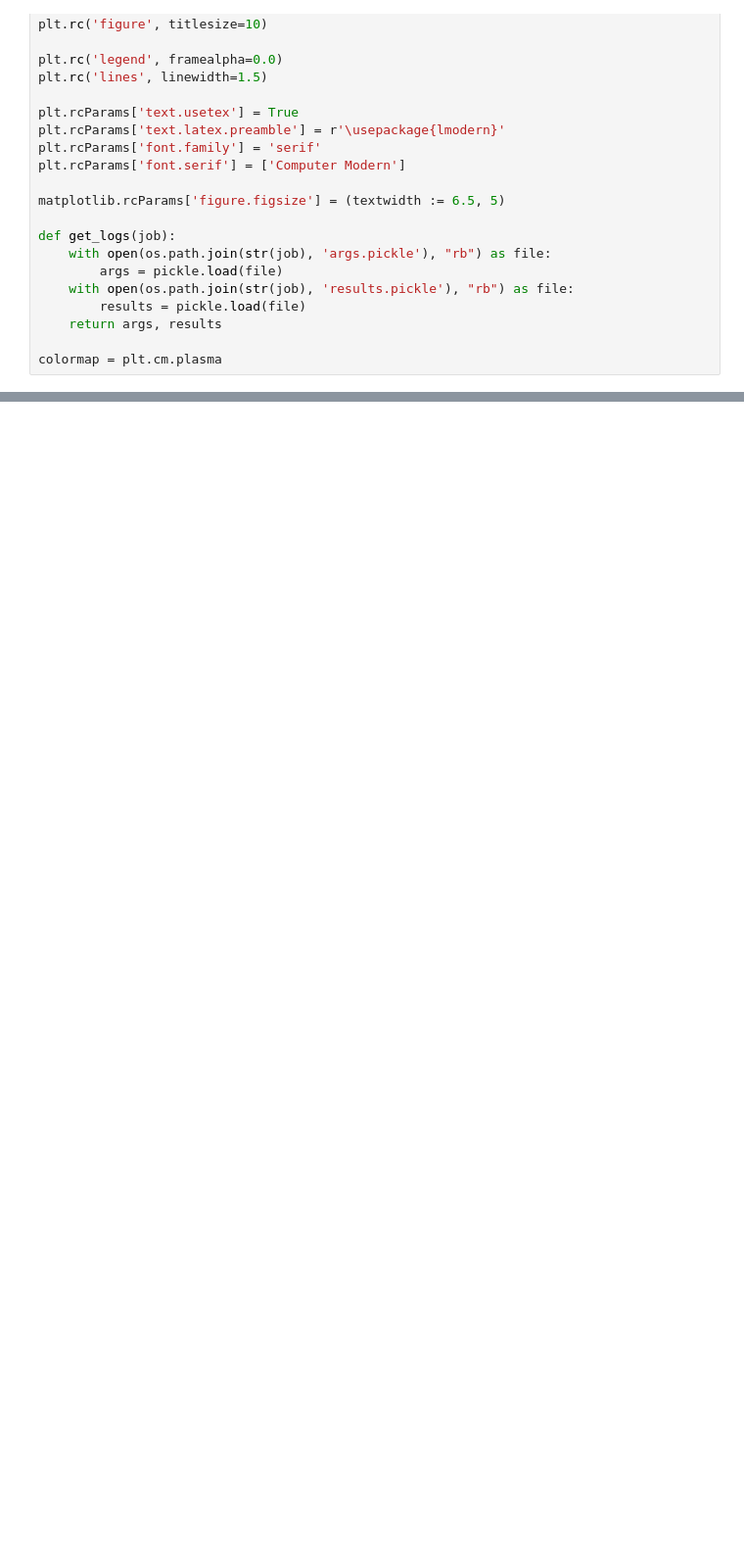
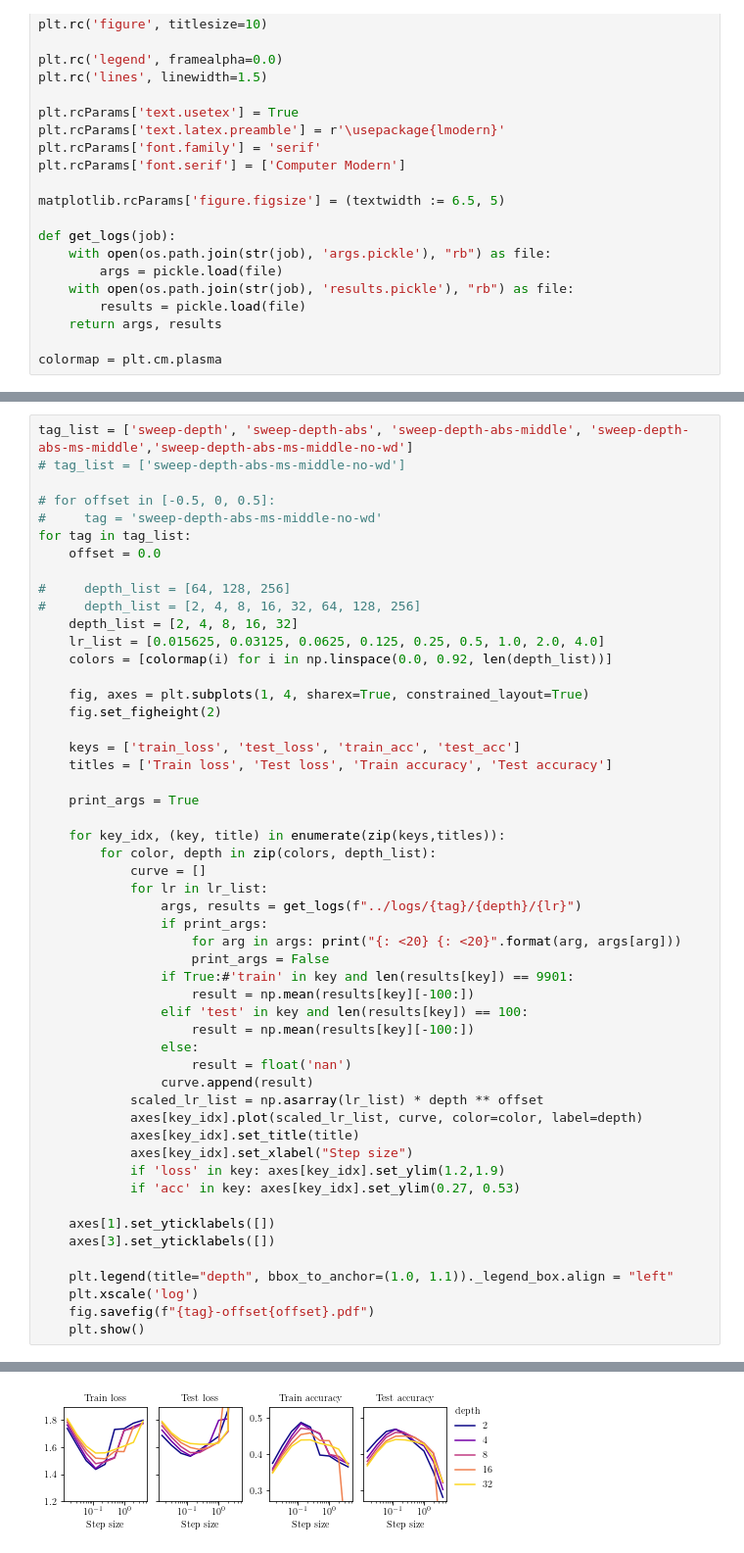
Before and after one commit to youngleox/modula, a Jupyter notebook: figure/plot.ipynb, the cells around one changed output, grey strips where cells are left out. Shown: that part at 98% size. Cells and saved outputs as stored; diff of their text form; blank space fills up the shorter version.

```diff
--- a/figure/plot.ipynb
+++ b/figure/plot.ipynb
@@ -75,0 +124,53 @@ plt.show()
+# %%
+tag_list = ['sweep-depth', 'sweep-depth-abs', 'sweep-depth-abs-middle', 'sweep-depth-abs-ms-middle','sweep-depth-abs-ms-middle-no-wd']
+# tag_list = ['sweep-depth-abs-ms-middle-no-wd']
+
+# for offset in [-0.5, 0, 0.5]:
+#     tag = 'sweep-depth-abs-ms-middle-no-wd'
+for tag in tag_list:
+    offset = 0.0
+
+#     depth_list = [64, 128, 256]
+#     depth_list = [2, 4, 8, 16, 32, 64, 128, 256]
+    depth_list = [2, 4, 8, 16, 32]
+    lr_list = [0.015625, 0.03125, 0.0625, 0.125, 0.25, 0.5, 1.0, 2.0, 4.0]
+    colors = [colormap(i) for i in np.linspace(0.0, 0.92, len(depth_list))]
+
+    fig, axes = plt.subplots(1, 4, sharex=True, constrained_layout=True)
+    fig.set_figheight(2)
+
+    keys = ['train_loss', 'test_loss', 'train_acc', 'test_acc']
+    titles = ['Train loss', 'Test loss', 'Train accuracy', 'Test accuracy']
+
+    print_args = True
+
+    for key_idx, (key, title) in enumerate(zip(keys,titles)):
+        for color, depth in zip(colors, depth_list):
+            curve = []
+            for lr in lr_list:
+                args, results = get_logs(f"../logs/{tag}/{depth}/{lr}")
+                if print_args:
+                    for arg in args: print("{: <20} {: <20}".format(arg, args[arg]))
+                    print_args = False
+                if True:#'train' in key and len(results[key]) == 9901:
+                    result = np.mean(results[key][-100:])
+                elif 'test' in key and len(results[key]) == 100:
+                    result = np.mean(results[key][-100:])
+                else:
+                    result = float('nan')
+                curve.append(result)
+            scaled_lr_list = np.asarray(lr_list) * depth ** offset
+            axes[key_idx].plot(scaled_lr_list, curve, color=color, label=depth)
+            axes[key_idx].set_title(title)
+            axes[key_idx].set_xlabel("Step size")
+            if 'loss' in key: axes[key_idx].set_ylim(1.2,1.9)
+            if 'acc' in key: axes[key_idx].set_ylim(0.27, 0.53)
+
+    axes[1].set_yticklabels([])
+    axes[3].set_yticklabels([])
+
+    plt.legend(title="depth", bbox_to_anchor=(1.0, 1.1))._legend_box.align = "left"
+    plt.xscale('log')
+    fig.savefig(f"{tag}-offset{offset}.pdf")
+    plt.show()
+# %% [output]
@@ -75,0 +193 @@ plt.show()
+[figure, added]
```
Also changed, not shown: parts of 3 cells of this notebook.
